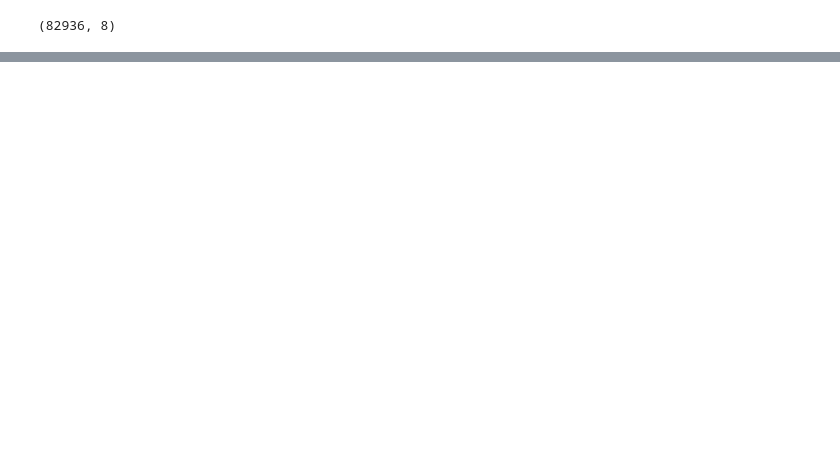
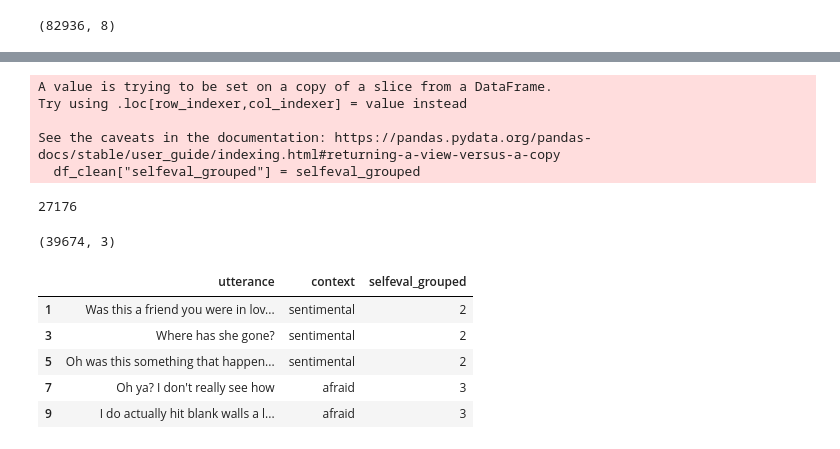
Before and after one commit to wilmeragsgh/philia, a Jupyter notebook: experiments/eda.ipynb, the cells around one changed output, grey strips where cells are left out. Cells and saved outputs as stored; diff of their text form; code cells hidden in the pictures; blank space fills up the shorter version.

Commit message:
feat: Add empathy_assessment generation script and explore selfeval distribution

```diff
--- a/experiments/eda.ipynb
+++ b/experiments/eda.ipynb
@@ -152,3 +156,42 @@ df_clean.head()
 | 2 | hit:0_conv:1 | 3 | sentimental | I remember going to the fireworks... | 1 | This was a best friend. I miss her. | 5|5|5_2|2|5 | NaN |
 | 3 | hit:0_conv:1 | 4 | sentimental | I remember going to the fireworks... | 0 | Where has she gone? | 5|5|5_2|2|5 | NaN |
 | 4 | hit:0_conv:1 | 5 | sentimental | I remember going to the fireworks... | 1 | We no longer talk. | 5|5|5_2|2|5 | NaN |
+# %%
+selfeval_sep = df_clean["selfeval"].str.split("_")
+selfeval_grouped = selfeval_sep.apply(lambda x: min(list(zip(x[0].split("|"),x[1].split("|")))[0]))
+
+df_clean["selfeval_grouped"] = selfeval_grouped
+# %% [output]
+A value is trying to be set on a copy of a slice from a DataFrame.
+Try using .loc[row_indexer,col_indexer] = value instead
+
+See the caveats in the documentation: https://pandas.pydata.org/pandas-docs/stable/user_guide/indexing.html#returning-a-view-versus-a-copy
+  df_clean["selfeval_grouped"] = selfeval_grouped
+# %%
+selfeval_grouped_diff = selfeval_sep.apply(lambda x: list(zip(x[0].split("|"),x[1].split("|")))[0])
+diff_eval = selfeval_grouped_diff.apply(lambda x: abs(int(x[0]) - int(x[1])))
+sum(diff_eval > 0)
+# %% [output]
+27176
+# %%
+root_speaker = {}
+for ix, row in df_clean[df_clean["utterance_idx"] == 2][["conv_id", "speaker_idx"]].iterrows():
+    root_speaker[row.conv_id] = row.speaker_idx
+# %%
+df_empathetic = pd.DataFrame({"utterance": [], "context": []})
+for conv_id, speaker_idx in root_speaker.items():
+    sample = df_clean[(df_clean["conv_id"] == conv_id) & (df_clean["speaker_idx"] == speaker_idx)][["utterance","context", "selfeval_grouped"]]
+    df_empathetic = pd.concat([df_empathetic, sample], axis=0)
+# %%
+df_empathetic.shape
+# %% [output]
+(39674, 3)
+# %%
+df_empathetic.head()
+# %% [output]
+|  | utterance | context | selfeval_grouped |
+| 1 | Was this a friend you were in lov... | sentimental | 2 |
+| 3 | Where has she gone? | sentimental | 2 |
+| 5 | Oh was this something that happen... | sentimental | 2 |
+| 7 | Oh ya? I don't really see how | afraid | 3 |
+| 9 | I do actually hit blank walls a l... | afraid | 3 |
```
Also changed, not shown: parts of 6 cells of this notebook.
